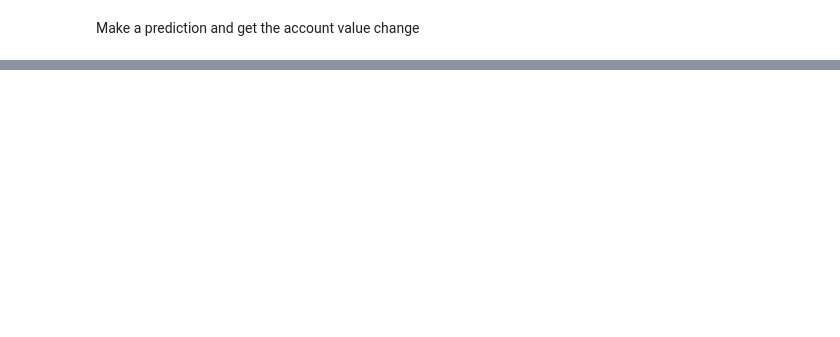
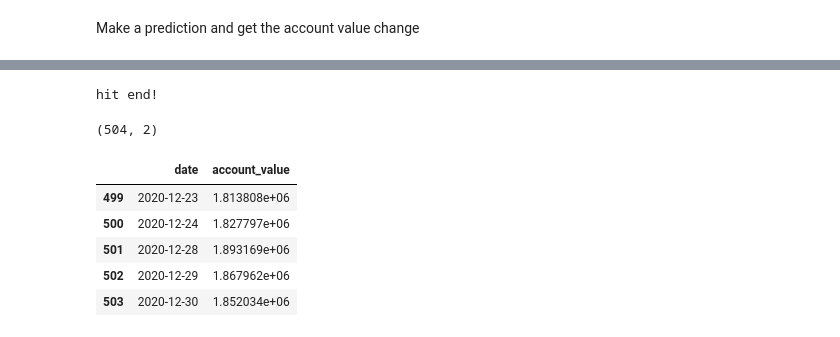
Before and after one commit to TechnocultureResearch/sentient, a Jupyter notebook: single_stock_trading.ipynb, the cells around one changed output, grey strips where cells are left out. Saved outputs shown, nothing was run; the diff lists cells and outputs as text; code cells hidden in the pictures; blank space fills up the shorter version.

```diff
--- a/single_stock_trading.ipynb
+++ b/single_stock_trading.ipynb
@@ -245,0 +247,22 @@ SAC_PARAMS = {
+# %%
+agent = DRLAgent(env = env_train)
+SAC_PARAMS = {
+    "batch_size": 128,
+    "buffer_size": 100000,
+    "learning_rate": 0.0001,
+    "learning_starts": 100,
+    "ent_coef": "auto_0.1",
+}
+
+model_sac = agent.get_model("sac",model_kwargs = SAC_PARAMS)
+
+if if_using_sac:
+  # set up logger
+  tmp_path = RESULTS_DIR + '/sac'
+  new_logger_sac = configure(tmp_path, ["stdout", "csv", "tensorboard"])
+  # Set new logger
+  model_sac.set_logger(new_logger_sac)
+
+trained_sac = agent.train_model(model=model_sac,
+                             tb_log_name='sac',
+                             total_timesteps=40000) if if_using_sac else None
@@ -267,0 +340,20 @@ TypeError: ignored
+# %%
+trained_moedl = trained_sac
+df_account_value, df_actions = DRLAgent.DRL_prediction(
+    model=trained_moedl,
+    environment = e_trade_gym)
+# %% [output]
+hit end!
+# %%
+df_account_value.shape
+# %% [output]
+(504, 2)
+# %%
+df_account_value.tail()
+# %% [output]
+|  | date | account_value |
+| 499 | 2020-12-23 | 1.813808e+06 |
+| 500 | 2020-12-24 | 1.827797e+06 |
+| 501 | 2020-12-28 | 1.893169e+06 |
+| 502 | 2020-12-29 | 1.867962e+06 |
+| 503 | 2020-12-30 | 1.852034e+06 |
```
Also changed, not shown: parts of 36 cells of this notebook.
